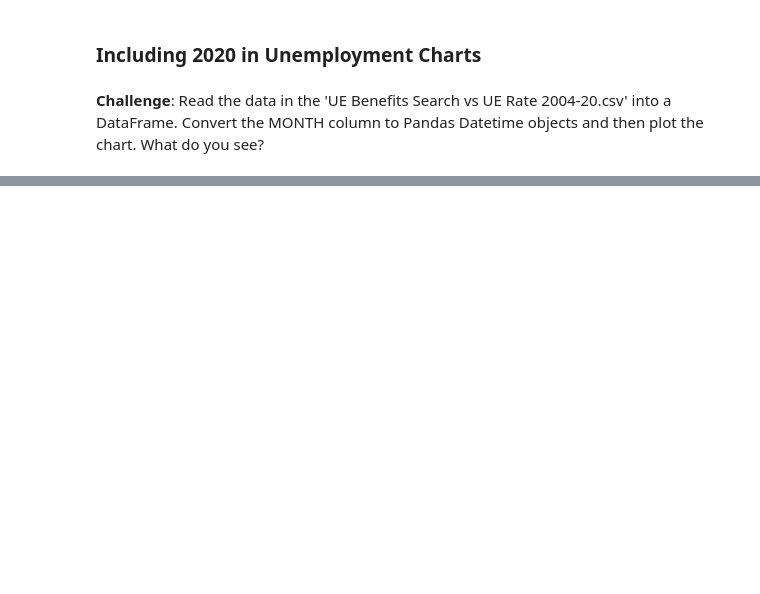
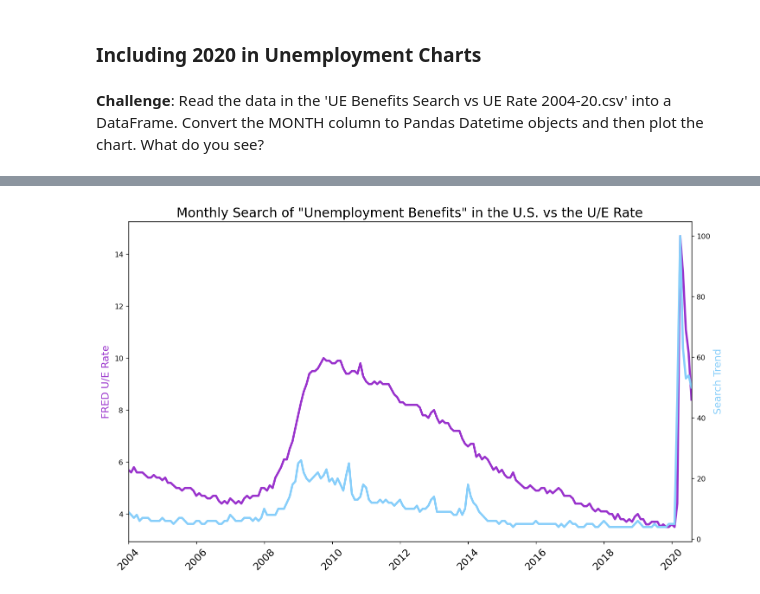
Before and after one commit to ArieKnoester/google-trends-and-financial-data-jupyter-notebook, a Jupyter notebook: Google_Trends_and_Data_Visualisation.ipynb, the cells around one changed output, grey strips where cells are left out. Drawn from its saved outputs; the diff is of its cells as text; code cells hidden in the pictures; blank space fills up the shorter version.

```diff
--- a/Google_Trends_and_Data_Visualisation.ipynb
+++ b/Google_Trends_and_Data_Visualisation.ipynb
@@ -366,3 +420,6 @@ plt.show()
 ### Including 2020 in Unemployment Charts
 # %% [markdown]
 **Challenge**: Read the data in the 'UE Benefits Search vs UE Rate 2004-20.csv' into a DataFrame. Convert the MONTH column to Pandas Datetime objects and then plot the chart. What do you see?
+# %%
+df_unemployment_update = pd.read_csv('data/UE Benefits Search vs UE Rate 2004-20.csv')
+df_unemployment_update.head()
@@ -368,0 +433,3 @@ plt.show()
+# %%
+df_unemployment_update.MONTH = pd.to_datetime(df_unemployment_update.MONTH)
+df_unemployment_update.MONTH
@@ -368,0 +449,19 @@ plt.show()
+# %%
+plt.figure(figsize=(14,8), dpi=120)
+plt.title('Monthly Search of "Unemployment Benefits" in the U.S. vs the U/E Rate', fontsize=18)
+plt.xticks(fontsize=14, rotation=45)
+
+ax1 = plt.gca()
+ax2 = ax1.twinx()
+
+ax1.set_ylabel('FRED U/E Rate', color='darkorchid', fontsize=14)
+ax2.set_ylabel('Search Trend', color='lightskyblue', fontsize=14)
+
+ax1.set_xlim(df_unemployment_update.MONTH.min(), df_unemployment_update.MONTH.max())
+
+ax1.plot(df_unemployment_update.MONTH, df_unemployment_update.UNRATE, color='darkorchid', linewidth=3)
+ax2.plot(df_unemployment_update.MONTH, df_unemployment_update.UE_BENEFITS_WEB_SEARCH, color='lightskyblue', linewidth=3)
+
+plt.show()
+# %% [output]
+[figure, added]
```
Also changed, not shown: parts of 4 cells of this notebook.
